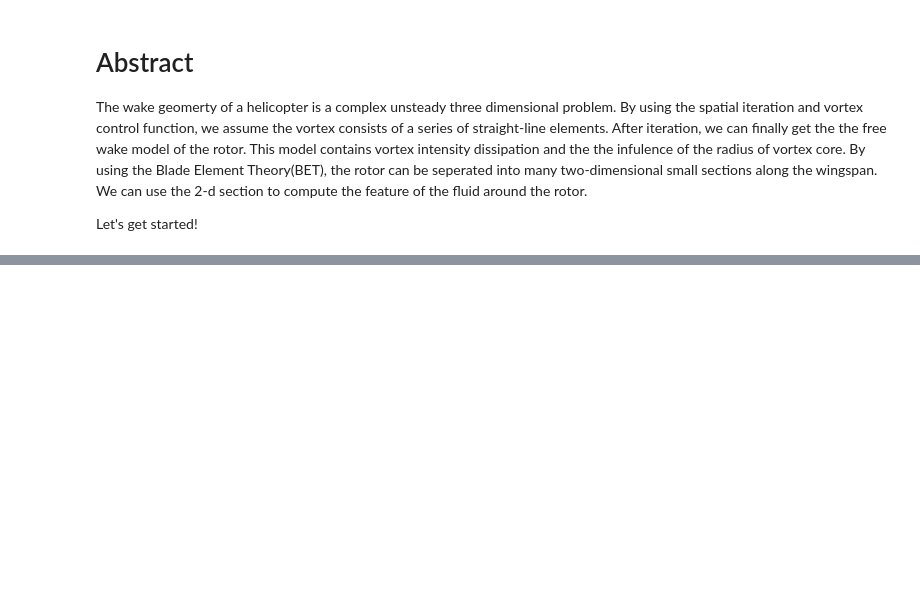
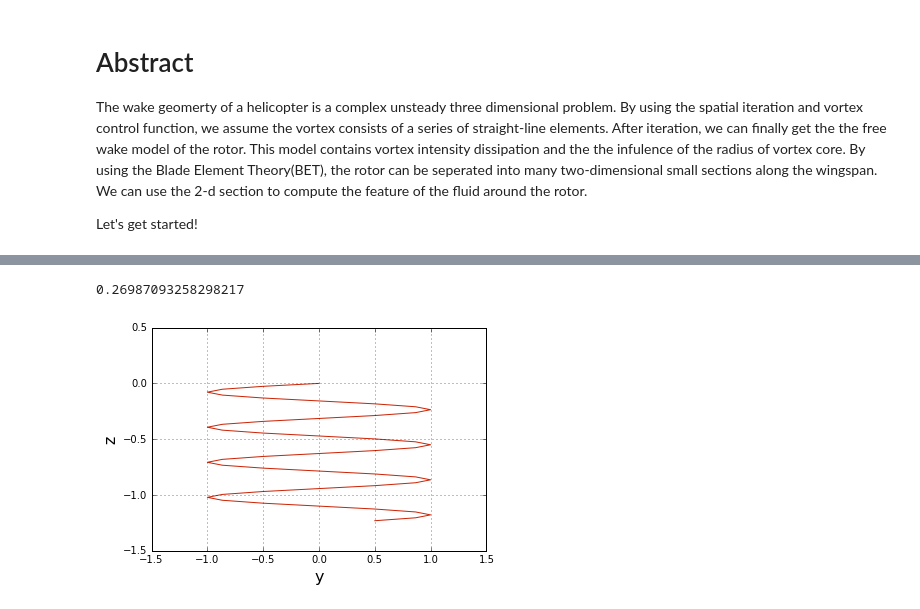
Before and after one commit to barbagroup/AeroPython-studentprojects2017, a Jupyter notebook: zewang/project.ipynb, the cells around one changed output, grey strips where cells are left out. Saved outputs shown, nothing was run; the diff lists cells and outputs as text; code cells hidden in the pictures; blank space fills up the shorter version.

```diff
--- a/zewang/project.ipynb
+++ b/zewang/project.ipynb
@@ -110,10 +132,7 @@ def source_contribution_normal(panels):
     for i, panel_i in enumerate(panels):
         for j, panel_j in enumerate(panels):
             if i != j:
-                A[i, j] = 0.5/numpy.pi*integral(panel_i.xc, panel_i.yc,
-                                                panel_j,
-                                                numpy.cos(panel_i.beta),
-                                                numpy.sin(panel_i.beta))
+                A[i, j] = 0.5/numpy.pi*integral(panel_i.xc, panel_i.yc, panel_j,numpy.cos(panel_i.beta),numpy.sin(panel_i.beta))
     return A
 
 def vortex_contribution_normal(panels):
@@ -124,10 +143,7 @@ def vortex_contribution_normal(panels):
     for i, panel_i in enumerate(panels):
         for j, panel_j in enumerate(panels):
             if i != j:
-                A[i, j] = -0.5/numpy.pi*integral(panel_i.xc, panel_i.yc,
-                                                 panel_j,
-                                                 numpy.sin(panel_i.beta),
-                                                 -numpy.cos(panel_i.beta))
+                A[i, j] = -0.5/numpy.pi*integral(panel_i.xc, panel_i.yc, panel_j,numpy.sin(panel_i.beta),-numpy.cos(panel_i.beta))
     return A
 
 def kutta_condition(A_source, B_vortex):
@@ -163,11 +179,8 @@ def compute_tangential_velocity(panels, freestream, gamma, A_source, B_vortex):
     A[:, -1] = -numpy.sum(A_source, axis=1)
     b = freestream.u_inf*numpy.sin([freestream.alpha-panel.beta
                                     for panel in panels])
-
     strengths = numpy.append([panel.sigma for panel in panels], gamma)
-
     tangential_velocities = numpy.dot(A, strengths) + b
-
     for i, panel in enumerate(panels):
         panel.vt = tangential_velocities[i]
 
@@ -202,15 +216,16 @@ def Vortex_point_initial(rv,psi,zeta,beta,miu,lamda):
     r=numpy.array([x,y,z])
     return r
 # %%
-N=12
-N_j=N*1 # as the psi has boundary condition
-N_k=N*4
+N=12 # divided 2*pi into 12 parts
+N_j=N*1 # As the psi has boundary condition, we just need one circle to compute
+N_k=N*4 # the number of
 R=50 #wing span(m)
 omiga=5*2*numpy.pi  # angular velocity
-rv=1
-d_psi,d_zeta=numpy.pi*2/N,numpy.pi*2/N
+rv=1  #the
+d_psi=numpy.pi*2/N
+d_zeta=numpy.pi*2/N
 psi=[[0 for j in range(N_j)]  for k in range(N_k+1)]
-lamda=0.05  # rotor inflow ratio, we can assume it is constant as the inflow is simplified as uniform inflow
+lamda=0.05  # rotor inflow ratio, we can assume it is constant as we assume the inflow is uniform inflow
 zeta=[[0 for j in range(N_j)]  for k in range(N_k+1)]
 miu=[[0 for j in range(N_j)]  for k in range(N_k+1)]
 beta=[[0 for j in range(N_j)]  for k in range(N_k+1)]
@@ -312,8 +325,26 @@ n
+# %%
+# after 51 times of iteration, the Free wake convergence condition is showned as follow:
+erro
+# %% [output]
+0.26987093258298217
 # %%
-c=31
+# the initial free wake
+c=0
 x=[];y=[];z=[];
 for k in range (N_k):
     x=numpy.append(x,iteration[c][k][0][0])
     y=numpy.append(y,iteration[c][k][0][1])
     z=numpy.append(z,iteration[c][k][0][2])
+# %%
+width = 6
+pyplot.figure(figsize=(width, width))
+pyplot.grid()
+pyplot.xlabel('y', fontsize=16)
+pyplot.ylabel('z', fontsize=16)
+pyplot.plot(y,z,color='#CD2305')
+pyplot.axis('scaled', adjustable='box')
+pyplot.xlim(-1.5, 1.5)
+pyplot.ylim(-1.5, 0.5);
+# %% [output]
+[figure, added]
 # %%
```
Also changed, not shown: parts of 24 cells of this notebook.
